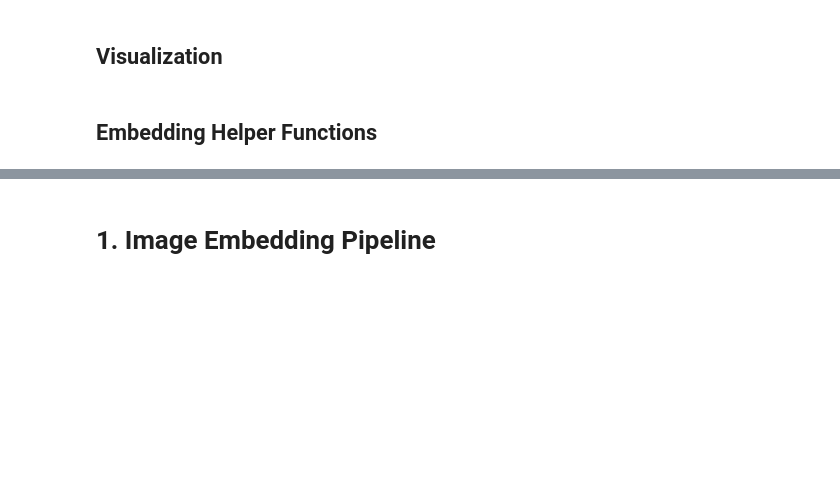
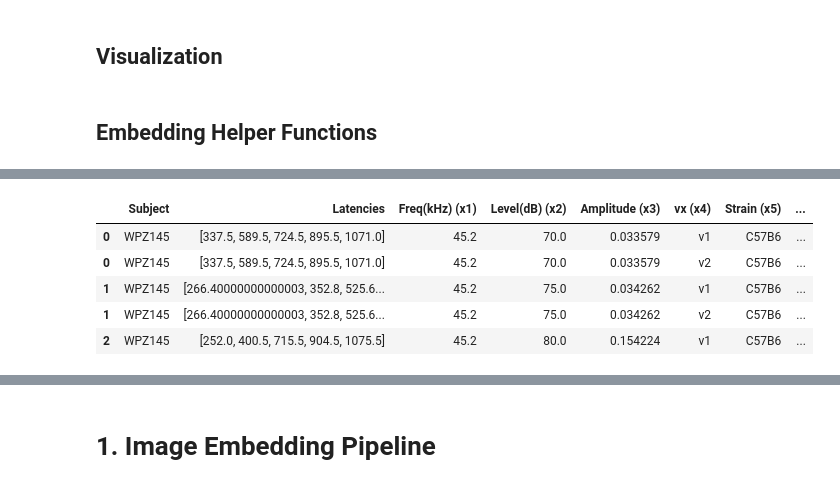
Before and after one commit to lashebir/unsupervised_confocal_analysis, a Jupyter notebook: new_synapse_imaging.ipynb, the cells around one changed output, grey strips where cells are left out. Drawn from its saved outputs; the diff is of its cells as text; code cells hidden in the pictures; blank space fills up the shorter version.

Commit message:
Updated logic to connect clustering results

```diff
--- a/new_synapse_imaging.ipynb
+++ b/new_synapse_imaging.ipynb
@@ -97,0 +106,12 @@ import torchvision.transforms as transforms
+# %%
+def latency_all_peaks(highest_peaks, y_values, time_scale):
+    latencies = []
+    num_peaks = highest_peaks.size
+    if num_peaks > 0:  # Check if highest_peaks is not empty
+        for n in range(num_peaks): # SHOULD be 5 but there are cases where there are less. Will handle in later loops
+            lat = highest_peaks[n] * (time_scale / len(y_values)) # Based on ABRA logic
+            latencies.append(lat)
+        return latencies
+    else:
+        print("No peaks detected. Check input data")
+        return None
@@ -773,0 +1105,61 @@ def process_image_to_embedding(embedder, key, data_dir, ch_order, export_embeddi
+# %%
+# Version 1 - values per vx
+
+paired = amp_df_full.join(raw_synapse_counts.set_index(['Subject', 'Freq(kHz) (x1)']), on=['Subject', 'Freq(kHz) (x1)'])
+# slice = paired[paired['Subject']=='WPZ174'][['Subject', 'Freq(kHz) (x1)', 'Level(dB) (x2)', 'Amplitude (x3)', 'vx (x4)','Synapses to IHC (y1)', 'IHCs (y2)']]
+final = paired[['Subject', 'Latencies', 'Freq(kHz) (x1)', 'Level(dB) (x2)', 'Amplitude (x3)', 'vx (x4)','Synapses to IHC (y1)', 'IHCs']]
+final_clean = final.dropna()
+
+# adding in the strain feature
+strains = pd.read_excel('/Users/leahashebir/Downloads/Manor_Practicum/liberman_data/WPZ Mouse groups.xlsx')
+final_clean_strained = final_clean.join(strains.set_index('ID#'), on='Subject')
+final_clean_strained['Strain'] = final_clean_strained['Strain'].str.strip()
+final_clean_strained = final_clean_strained.rename(columns={'Strain': 'Strain (x5)'})
+final_clean_strained = final_clean_strained.dropna()
+final_clean_strained = final_clean_strained[['Subject', 'Latencies', 'Freq(kHz) (x1)', 'Level(dB) (x2)', 'Amplitude (x3)', 'vx (x4)', 'Strain (x5)', 'Synapses to IHC (y1)', 'Group']]
+
+final_clean_strained_grouped = final_clean_strained.copy()
+final_clean_strained_grouped['Group - dB'] = final_clean_strained_grouped['Group'].apply(lambda x: x.split(' ')[0] if x.split(' ')[0].endswith('dB') else 'Control')
+final_clean_strained_grouped['Group - Time Elapsed'] = final_clean_strained_grouped['Group'].apply(lambda x: x.split(' ')[1] if x.split(' ')[1].endswith(('h', 'wks', 'w')) else x.split(' ')[0])
+final_clean_strained_grouped.head()
+
+final_clean_strained_grouped_pos = final_clean_strained_grouped.copy()
+final_clean_strained_grouped_pos['Amplitude (x3)'] = final_clean_strained_grouped['Amplitude (x3)'].apply(lambda x: 0 if x < 0 else x)
+
+final_clean_strained_grouped_pos_cleangroup = final_clean_strained_grouped_pos.copy()
+final_clean_strained_grouped_pos_cleangroup['Group'] = final_clean_strained_grouped_pos_cleangroup['Group'].apply(lambda x: x.strip())
+
+final_clean_strained_grouped_pos_cleangroup.head()
+final_clean_strained_grouped_pos_cleangroup_vs = final_clean_strained_grouped_pos_cleangroup.copy()
+final_clean_strained_grouped_pos_cleangroup_vs['Group - dB (x6)'] = final_clean_strained_grouped_pos_cleangroup_vs['Group - dB']
+# final_clean_strained_grouped_pos_cleangroup_vs['Group - Time Elapsed (x7)'] = final_clean_strained_grouped_pos_cleangroup_vs['Group - Time Elapsed']
+final_clean_strained_grouped_pos_cleangroup_vs = final_clean_strained_grouped_pos_cleangroup_vs[['Subject','Latencies', 'Freq(kHz) (x1)', 'Level(dB) (x2)', 'Amplitude (x3)',
+       'vx (x4)', 'Strain (x5)','Group - dB (x6)', 'Group - Time Elapsed', 'Group','Synapses to IHC (y1)']]
+
+def split_on_number(input_string):
+    return re.findall(r"[A-Za-z]+|\d+", input_string)
+
+hrs_week = 24*7
+
+final_clean_strained_grouped_pos_cleangroup_vs_timed = final_clean_strained_grouped_pos_cleangroup_vs.copy()
+final_clean_strained_grouped_pos_cleangroup_vs_timed['Group - dB (x6)'] = final_clean_strained_grouped_pos_cleangroup_vs_timed['Group - dB (x6)'].apply(lambda x: '0dB' if x == 'Control' else x)
+final_clean_strained_grouped_pos_cleangroup_vs_timed['Group - dB (x6)'] = final_clean_strained_grouped_pos_cleangroup_vs_timed['Group - dB (x6)'].apply(split_on_number)
+final_clean_strained_grouped_pos_cleangroup_vs_timed['Group - dB (x6)'] = final_clean_strained_grouped_pos_cleangroup_vs_timed['Group - dB (x6)'].apply(lambda x: x[0])
+final_clean_strained_grouped_pos_cleangroup_vs_timed['Group - dB (x6)'] = final_clean_strained_grouped_pos_cleangroup_vs_timed['Group - dB (x6)'].apply(lambda x: int(x.strip()))
+final_clean_strained_grouped_pos_cleangroup_vs_timed['Group - Time Elapsed - Split'] = final_clean_strained_grouped_pos_cleangroup_vs_timed['Group - Time Elapsed'].apply(split_on_number)
+final_clean_strained_grouped_pos_cleangroup_vs_timed['Group - Time Elapsed - Magn.'] = final_clean_strained_grouped_pos_cleangroup_vs_timed['Group - Time Elapsed - Split'].apply(lambda x: x[0])
+final_clean_strained_grouped_pos_cleangroup_vs_timed['Group - Time Elapsed - Magn.'] = final_clean_strained_grouped_pos_cleangroup_vs_timed['Group - Time Elapsed - Magn.'].apply(lambda x: int(x.strip()))
+final_clean_strained_grouped_pos_cleangroup_vs_timed['Group - Time Elapsed - Unit'] = final_clean_strained_grouped_pos_cleangroup_vs_timed['Group - Time Elapsed - Split'].apply(lambda x: x[1])
+final_clean_strained_grouped_pos_cleangroup_vs_timed['Group - Time Elapsed - Unit'] = final_clean_strained_grouped_pos_cleangroup_vs_timed['Group - Time Elapsed - Unit'].apply(lambda x: "wks" if x == 'w' else x)
+final_clean_strained_grouped_pos_cleangroup_vs_timed['Group - Hours Elapsed (x7)'] = final_clean_strained_grouped_pos_cleangroup_vs_timed.apply(lambda row: row['Group - Time Elapsed - Magn.']* hrs_week if row['Group - Time Elapsed - Unit'] == 'wks' else row['Group - Time Elapsed - Magn.'], axis = 1)
+
+final_clean_strained_grouped_pos_cleangroup_vs_timed_strain_encoded = final_clean_strained_grouped_pos_cleangroup_vs_timed.copy()
+final_clean_strained_grouped_pos_cleangroup_vs_timed_strain_encoded['Strain encoded (x5)'] = final_clean_strained_grouped_pos_cleangroup_vs_timed_strain_encoded['Strain (x5)'].apply(lambda x: 0 if x=='C57B6' else 1)
+final_clean_strained_grouped_pos_cleangroup_vs_timed_strain_encoded.head()
+# %% [output]
+|  | Subject | Latencies | Freq(kHz) (x1) | Level(dB) (x2) | Amplitude (x3) | vx (x4) | Strain (x5) | ... |
+| 0 | WPZ145 | [337.5, 589.5, 724.5, 895.5, 1071.0] | 45.2 | 70.0 | 0.033579 | v1 | C57B6 | ... |
+| 0 | WPZ145 | [337.5, 589.5, 724.5, 895.5, 1071.0] | 45.2 | 70.0 | 0.033579 | v2 | C57B6 | ... |
+| 1 | WPZ145 | [266.40000000000003, 352.8, 525.6... | 45.2 | 75.0 | 0.034262 | v1 | C57B6 | ... |
+| 1 | WPZ145 | [266.40000000000003, 352.8, 525.6... | 45.2 | 75.0 | 0.034262 | v2 | C57B6 | ... |
+| 2 | WPZ145 | [252.0, 400.5, 715.5, 904.5, 1075.5] | 45.2 | 80.0 | 0.154224 | v1 | C57B6 | ... |
```
Also changed, not shown: parts of 26 cells of this notebook, 1 other file.
